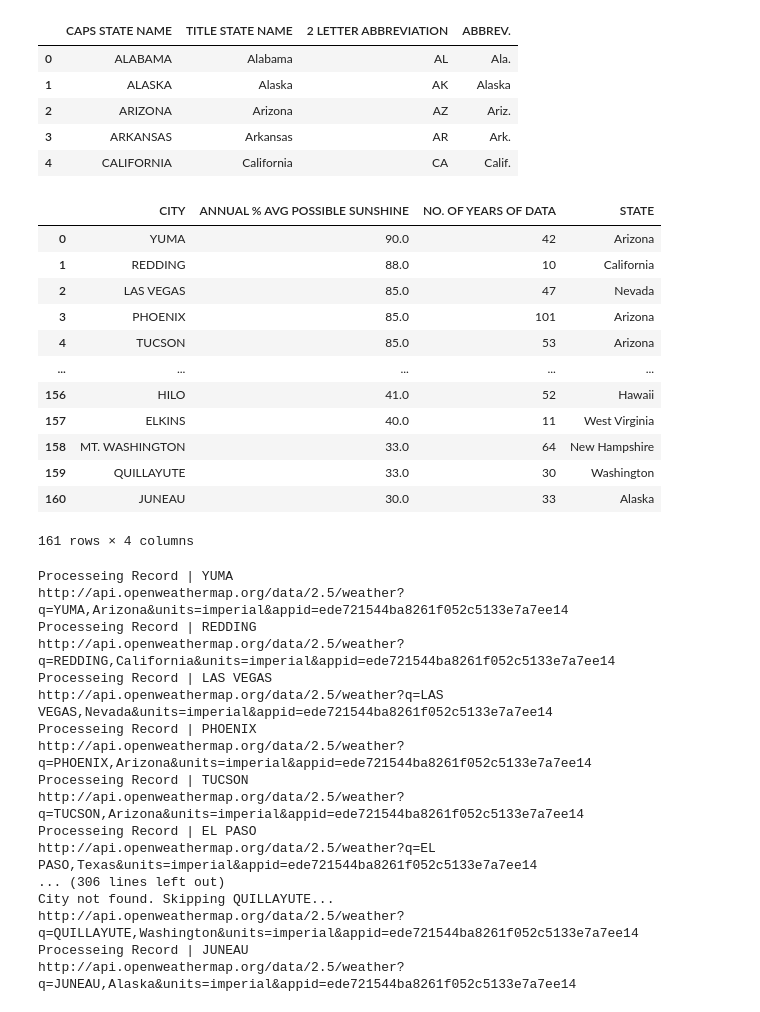
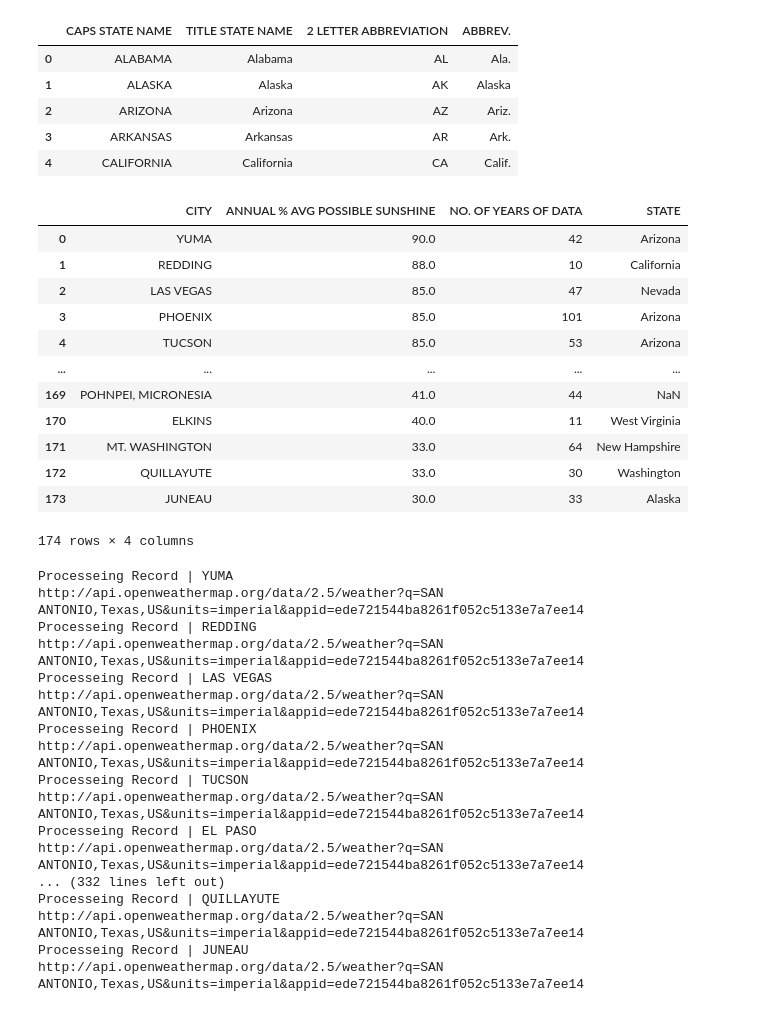
Before and after one commit to msullivan987/Solar_Power-Usage, a Jupyter notebook: Lorelei Tasks/Sunshine Heatmap.ipynb, the cells around one changed output. Cells and saved outputs as stored; diff of their text form; code cells hidden in the pictures.

Commit message:
fixed the coordinate locations, used google geocoding instead of openweatherapi

```diff
--- a/Lorelei Tasks/Sunshine Heatmap.ipynb
+++ b/Lorelei Tasks/Sunshine Heatmap.ipynb
@@ -155,48 +159,49 @@ stateNames_df.head()
 # %%
 #join the two dataframes
 cleanSunshine_df = pd.merge(sunshine_df,stateNames_df,how='left',left_on="STATE",right_on="2 LETTER ABBREVIATION")
 #clean up formatting
 del cleanSunshine_df['STATE']
 del cleanSunshine_df['CAPS STATE NAME']
 del cleanSunshine_df['2 LETTER ABBREVIATION']
 del cleanSunshine_df['ABBREV.']
 cleanSunshine_df = cleanSunshine_df.rename(columns={"TITLE STATE NAME":"STATE"})
-cleanSunshine_df = cleanSunshine_df.dropna().reset_index(drop=True)
+# cleanSunshine_df = cleanSunshine_df.dropna().reset_index(drop=True) #filtering these out later - google geocoding can find most of the territories still
 cleanSunshine_df
 # %% [output]
 |  | CITY | ANNUAL % AVG POSSIBLE SUNSHINE | NO. OF YEARS OF DATA | STATE |
 | 0 | YUMA | 90.0 | 42 | Arizona |
 | 1 | REDDING | 88.0 | 10 | California |
 | 2 | LAS VEGAS | 85.0 | 47 | Nevada |
 | 3 | PHOENIX | 85.0 | 101 | Arizona |
 | 4 | TUCSON | 85.0 | 53 | Arizona |
 | ... | ... | ... | ... | ... |
-| 156 | HILO | 41.0 | 52 | Hawaii |
-| 157 | ELKINS | 40.0 | 11 | West Virginia |
-| 158 | MT. WASHINGTON | 33.0 | 64 | New Hampshire |
-| 159 | QUILLAYUTE | 33.0 | 30 | Washington |
-| 160 | JUNEAU | 30.0 | 33 | Alaska |
+| 169 | POHNPEI, MICRONESIA | 41.0 | 44 | NaN |
+| 170 | ELKINS | 40.0 | 11 | West Virginia |
+| 171 | MT. WASHINGTON | 33.0 | 64 | New Hampshire |
+| 172 | QUILLAYUTE | 33.0 | 30 | Washington |
+| 173 | JUNEAU | 30.0 | 33 | Alaska |
-161 rows × 4 columns
+174 rows × 4 columns
 # %%
-#weather api information
-# api.openweathermap.org/data/2.5/weather?lat={lat}&lon={lon}&appid={API key}
-url_currentWeather = "http://api.openweathermap.org/data/2.5/weather?"
-units = "imperial"
+#google maps geocoding url
+url_geocoding = "https://maps.googleapis.com/maps/api/geocode/json?"
 
 #find the latitude and longitude of the cities
 lat = []
 lng = []
 
+#define countrycode
+currentCountry = "US"
+
 #loop through the cities_df to retrieve the weather information
 for index, row in cleanSunshine_df.iterrows():
     currentCity = row["CITY"]
     currentState = row["STATE"]
-    query_url = f"{url_currentWeather}q={currentCity},{currentState}&units={units}&appid={weather_api_key}"
-    response = requests.get(query_url).json()
+    target_url = f"{url_geocoding}address={currentCity},{currentState}&region={currentCountry}&key={gkey}"
+    response = requests.get(target_url).json()
 
     try:
-        lat.append(response["coord"]["lat"])
-        lng.append(response["coord"]["lon"])
+        lat.append(response['results'][0]['geometry']['location']['lat'])
+        lng.append(response['results'][0]['geometry']['location']['lng'])
         print(f"Processeing Record | {currentCity}\n{query_url}")
     except:
         lat.append(np.nan)
@@ -208,19 +213,19 @@ cleanSunshine_df["Latitude"] = lat
 cleanSunshine_df["Longitude"] = lng
 # %% [output]
 Processeing Record | YUMA
-http://api.openweathermap.org/data/2.5/weather?q=YUMA,Arizona&units=imperial&appid=ede721544ba8261f052c5133e7a7ee14
+http://api.openweathermap.org/data/2.5/weather?q=SAN ANTONIO,Texas,US&units=imperial&appid=ede721544ba8261f052c5133e7a7ee14
 Processeing Record | REDDING
-http://api.openweathermap.org/data/2.5/weather?q=REDDING,California&units=imperial&appid=ede721544ba8261f052c5133e7a7ee14
+http://api.openweathermap.org/data/2.5/weather?q=SAN ANTONIO,Texas,US&units=imperial&appid=ede721544ba8261f052c5133e7a7ee14
 Processeing Record | LAS VEGAS
-http://api.openweathermap.org/data/2.5/weather?q=LAS VEGAS,Nevada&units=imperial&appid=ede721544ba8261f052c5133e7a7ee14
+http://api.openweathermap.org/data/2.5/weather?q=SAN ANTONIO,Texas,US&units=imperial&appid=ede721544ba8261f052c5133e7a7ee14
 Processeing Record | PHOENIX
-http://api.openweathermap.org/data/2.5/weather?q=PHOENIX,Arizona&units=imperial&appid=ede721544ba8261f052c5133e7a7ee14
+http://api.openweathermap.org/data/2.5/weather?q=SAN ANTONIO,Texas,US&units=imperial&appid=ede721544ba8261f052c5133e7a7ee14
 Processeing Record | TUCSON
-http://api.openweathermap.org/data/2.5/weather?q=TUCSON,Arizona&units=imperial&appid=ede721544ba8261f052c5133e7a7ee14
+http://api.openweathermap.org/data/2.5/weather?q=SAN ANTONIO,Texas,US&units=imperial&appid=ede721544ba8261f052c5133e7a7ee14
 Processeing Record | EL PASO
-http://api.openweathermap.org/data/2.5/weather?q=EL PASO,Texas&units=imperial&appid=ede721544ba8261f052c5133e7a7ee14
-... (306 lines left out)
-City not found. Skipping QUILLAYUTE...
-http://api.openweathermap.org/data/2.5/weather?q=QUILLAYUTE,Washington&units=imperial&appid=ede721544ba8261f052c5133e7a7ee14
+http://api.openweathermap.org/data/2.5/weather?q=SAN ANTONIO,Texas,US&units=imperial&appid=ede721544ba8261f052c5133e7a7ee14
+... (332 lines left out)
+Processeing Record | QUILLAYUTE
+http://api.openweathermap.org/data/2.5/weather?q=SAN ANTONIO,Texas,US&units=imperial&appid=ede721544ba8261f052c5133e7a7ee14
 Processeing Record | JUNEAU
-http://api.openweathermap.org/data/2.5/weather?q=JUNEAU,Alaska&units=imperial&appid=ede721544ba8261f052c5133e7a7ee14
+http://api.openweathermap.org/data/2.5/weather?q=SAN ANTONIO,Texas,US&units=imperial&appid=ede721544ba8261f052c5133e7a7ee14
```
Also changed, not shown: parts of 7 cells of this notebook.
